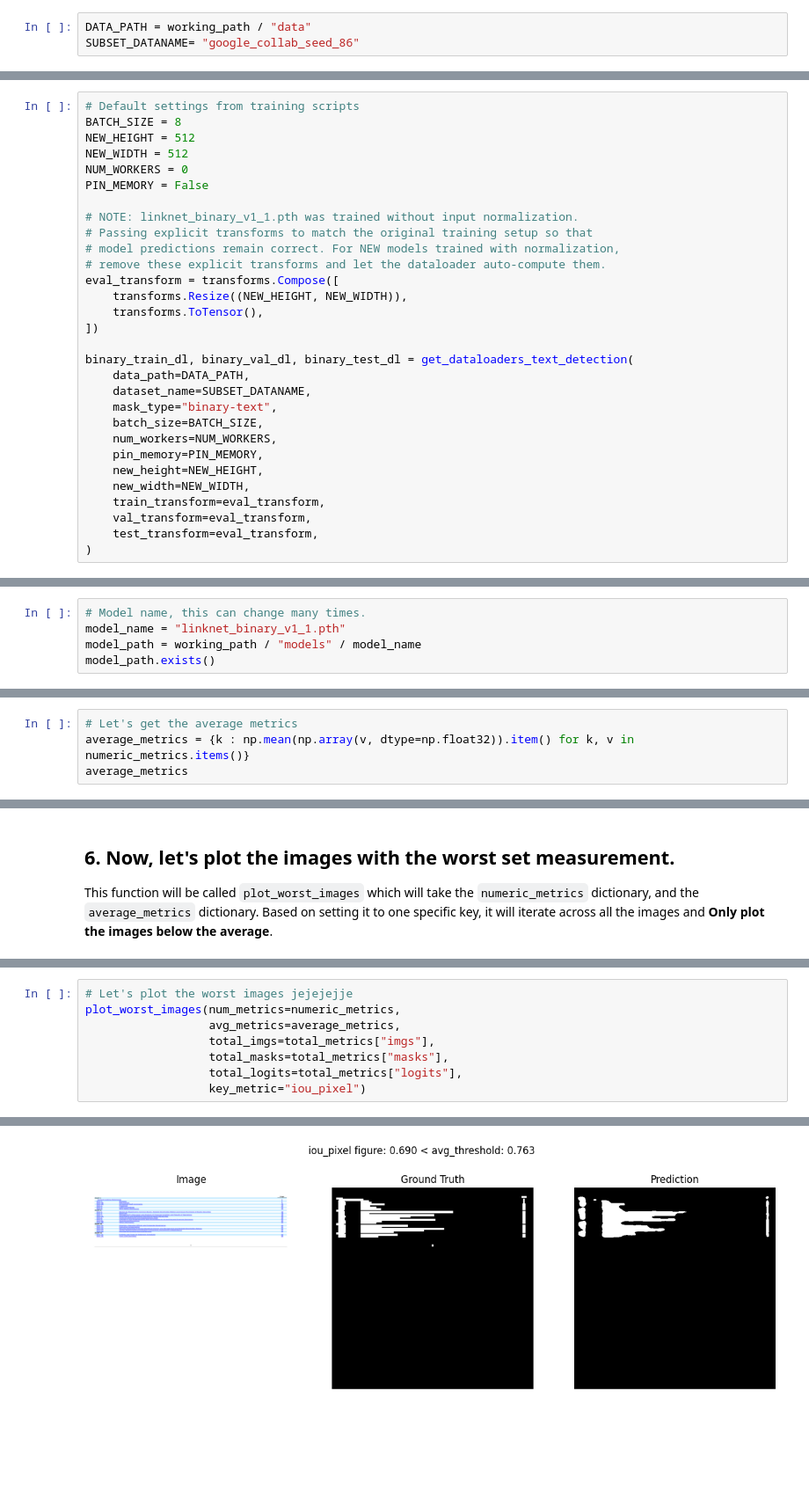
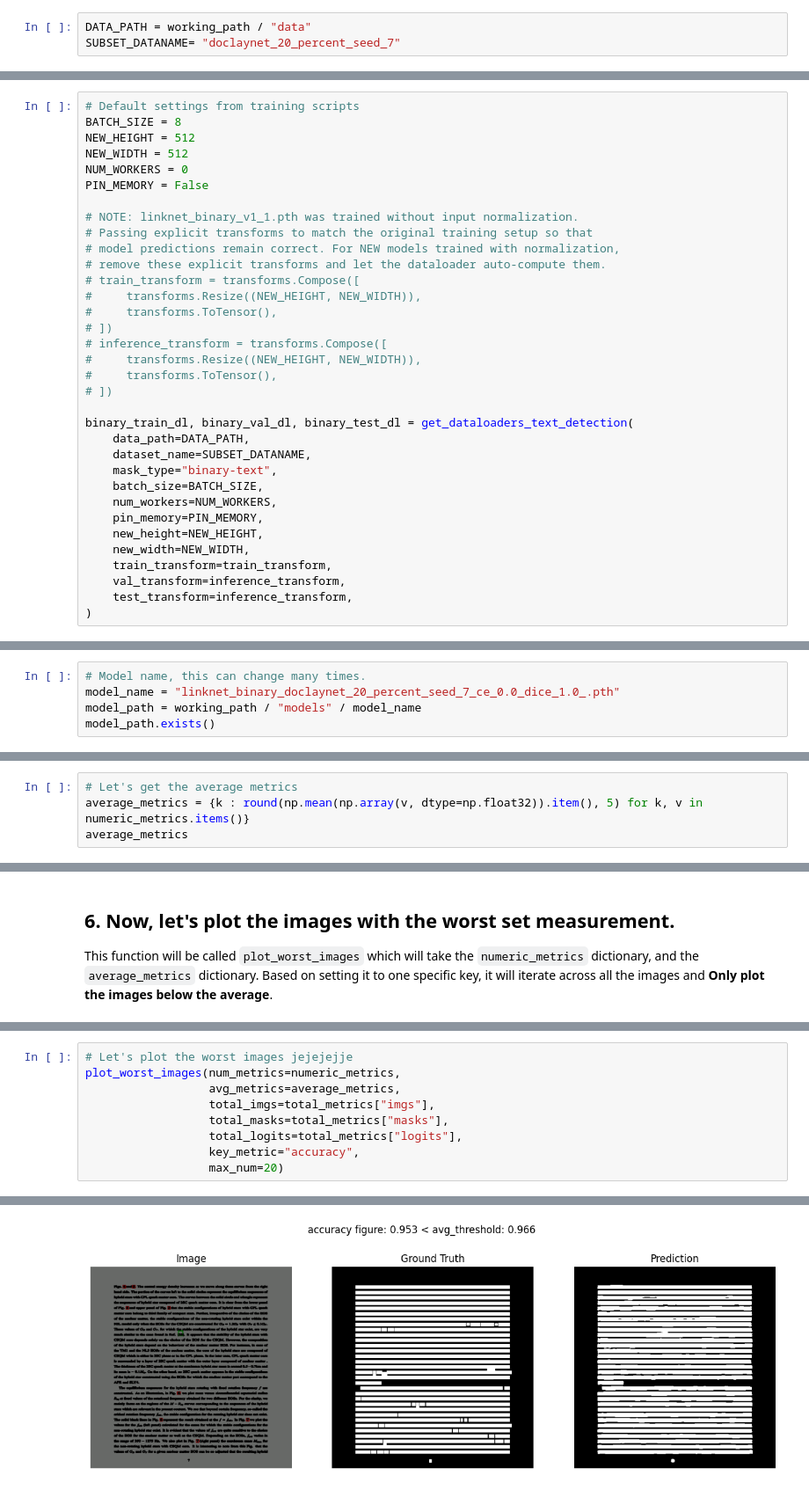
Before and after one commit to juanpajedrez/AAI-590-OCR-Master, a Jupyter notebook: notebooks/DocLayNet_evaluate_binary_model.ipynb, the cells around one changed output, grey strips where cells are left out. Shown at 88% size. Drawn from its saved outputs; the diff is of its cells as text; blank space fills up the shorter version.

Commit message:
Addition of OCR to get binary and semantic proper

```diff
--- a/notebooks/DocLayNet_evaluate_binary_model.ipynb
+++ b/notebooks/DocLayNet_evaluate_binary_model.ipynb
@@ -59,4 +59,4 @@ sys.path.insert(0, str(working_path))
 from src.data import get_dataloaders_text_detection
 # %%
 DATA_PATH = working_path / "data"
-SUBSET_DATANAME= "google_collab_seed_86"
+SUBSET_DATANAME= "doclaynet_20_percent_seed_7"
@@ -72,10 +100,14 @@ PIN_MEMORY = False
 # Passing explicit transforms to match the original training setup so that
 # model predictions remain correct. For NEW models trained with normalization,
 # remove these explicit transforms and let the dataloader auto-compute them.
-eval_transform = transforms.Compose([
-    transforms.Resize((NEW_HEIGHT, NEW_WIDTH)),
-    transforms.ToTensor(),
-])
+# train_transform = transforms.Compose([
+#     transforms.Resize((NEW_HEIGHT, NEW_WIDTH)),
+#     transforms.ToTensor(),
+# ])
+# inference_transform = transforms.Compose([
+#     transforms.Resize((NEW_HEIGHT, NEW_WIDTH)),
+#     transforms.ToTensor(),
+# ])
 
 binary_train_dl, binary_val_dl, binary_test_dl = get_dataloaders_text_detection(
     data_path=DATA_PATH,
@@ -86,15 +118,15 @@ binary_train_dl, binary_val_dl, binary_test_dl = get_dataloaders_text_detection(
     pin_memory=PIN_MEMORY,
     new_height=NEW_HEIGHT,
     new_width=NEW_WIDTH,
-    train_transform=eval_transform,
-    val_transform=eval_transform,
-    test_transform=eval_transform,
+    train_transform=train_transform,
+    val_transform=inference_transform,
+    test_transform=inference_transform,
 )
 # %% [markdown]
 ## 2. Let's load a binary model
 # %%
 # Model name, this can change many times.
-model_name = "linknet_binary_v1_1.pth"
+model_name = "linknet_binary_doclaynet_20_percent_seed_7_ce_0.0_dice_1.0_.pth"
 model_path = working_path / "models" / model_name
 model_path.exists()
 # %% [output]
@@ -210,6 +242,6 @@ plot_metrics_per_sample(numeric_metrics, title="Pixel-level binary metrics")
 Now let's get the average of the total binary numeric metrics!
 # %%
 # Let's get the average metrics
-average_metrics = {k : np.mean(np.array(v, dtype=np.float32)).item() for k, v in numeric_metrics.items()}
+average_metrics = {k : round(np.mean(np.array(v, dtype=np.float32)).item(), 5) for k, v in numeric_metrics.items()}
 average_metrics
 # %% [output]
@@ -274,5 +315,6 @@ plot_worst_images(num_metrics=numeric_metrics,
                   total_imgs=total_metrics["imgs"],
                   total_masks=total_metrics["masks"],
                   total_logits=total_metrics["logits"],
-                  key_metric="iou_pixel")
+                  key_metric="accuracy",
+                  max_num=20)
 # %% [output]
@@ -285 +327 @@ plot_worst_images(num_metrics=numeric_metrics,
-[figure, old version]
+[figure, new version]
```
Also changed, not shown: parts of 6 cells of this notebook, 1 other file.
